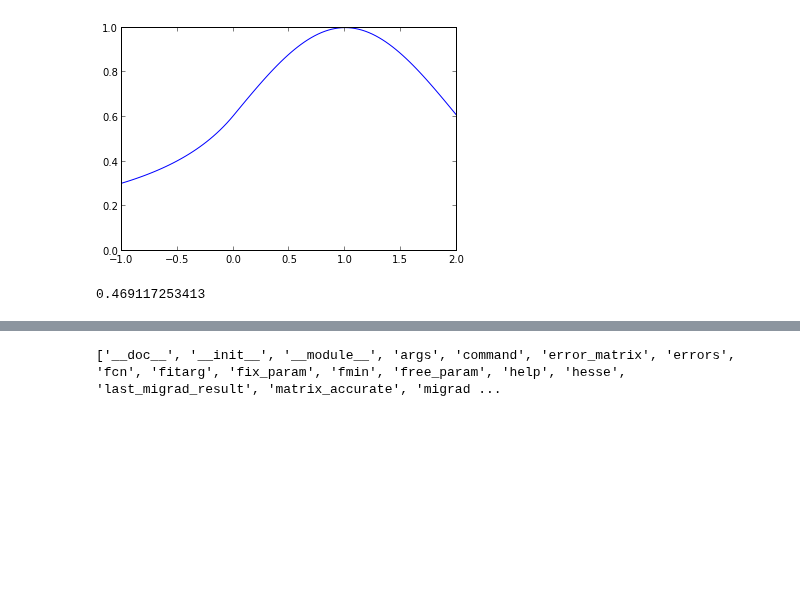
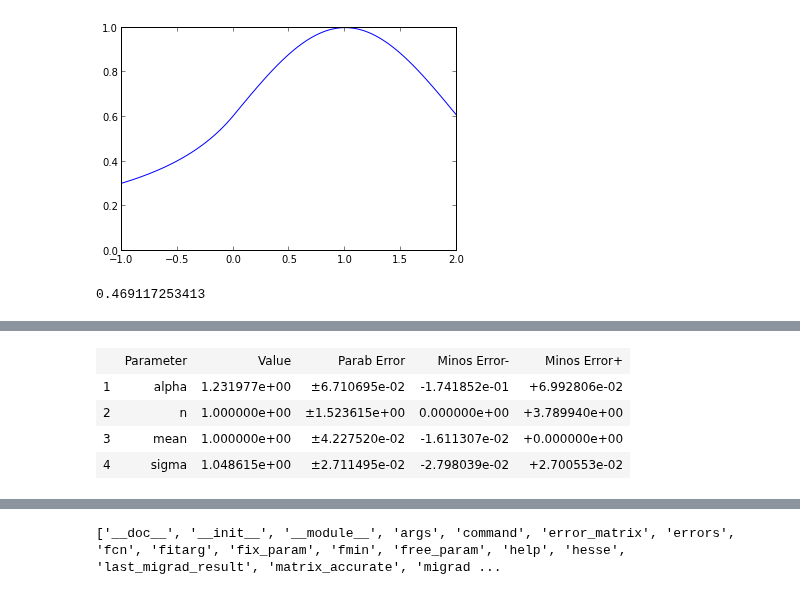
Before and after one commit to scikit-hep/probfit, a Jupyter notebook: tutorial.ipynb, the cells around one changed output, grey strips where cells are left out. Drawn from its saved outputs; the diff is of its cells as text; code cells hidden in the pictures; blank space fills up the shorter version.

```diff
--- a/tutorial.ipynb
+++ b/tutorial.ipynb
@@ -29,3 +37,11 @@ Warning: some parameter are up against limit
+# %%
+minu.minos()minu.html_results()
+# %% [output]
+|  | Parameter | Value | Parab Error | Minos Error- | Minos Error+ |
+| 1 | alpha | 1.231977e+00 | ±6.710695e-02 | -1.741852e-01 | +6.992806e-02 |
+| 2 | n | 1.000000e+00 | ±1.523615e+00 | 0.000000e+00 | +3.789940e+00 |
+| 3 | mean | 1.000000e+00 | ±4.227520e-02 | -1.611307e-02 | +0.000000e+00 |
+| 4 | sigma | 1.048615e+00 | ±2.711495e-02 | -2.798039e-02 | +2.700553e-02 |
 # %%
 #lets try a function that builtin one is not availble#this is slow though you can speed this up by using cython but for most purpose this is fast "enough"peak1 = randn(10000)peak2 = randn(5000)+10twopeak = np.append(peak1,peak2)hist(twopeak,bins=100,histtype='step');
 # %% [output]
```
Also changed, not shown: parts of 21 cells of this notebook, 5 other files.
